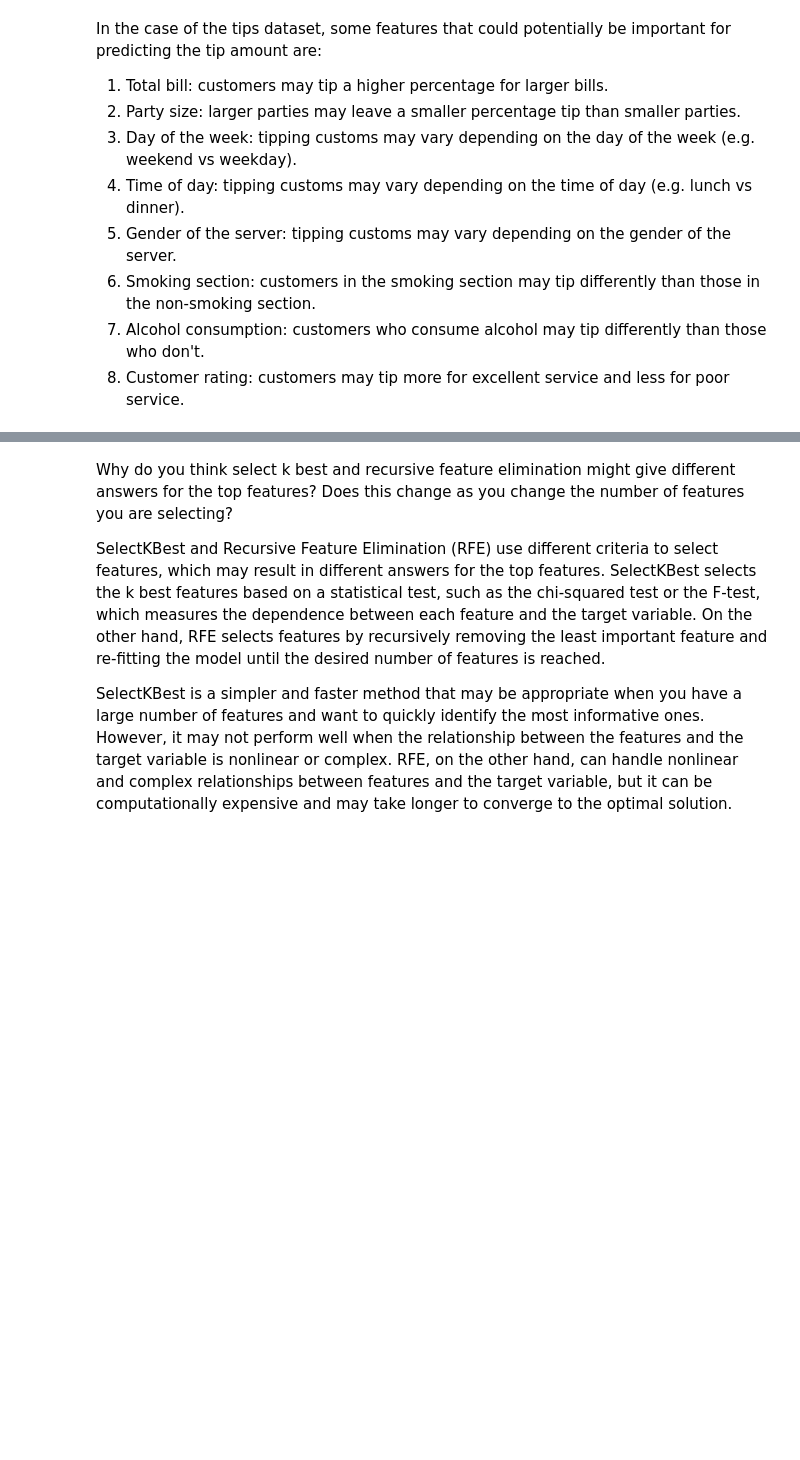
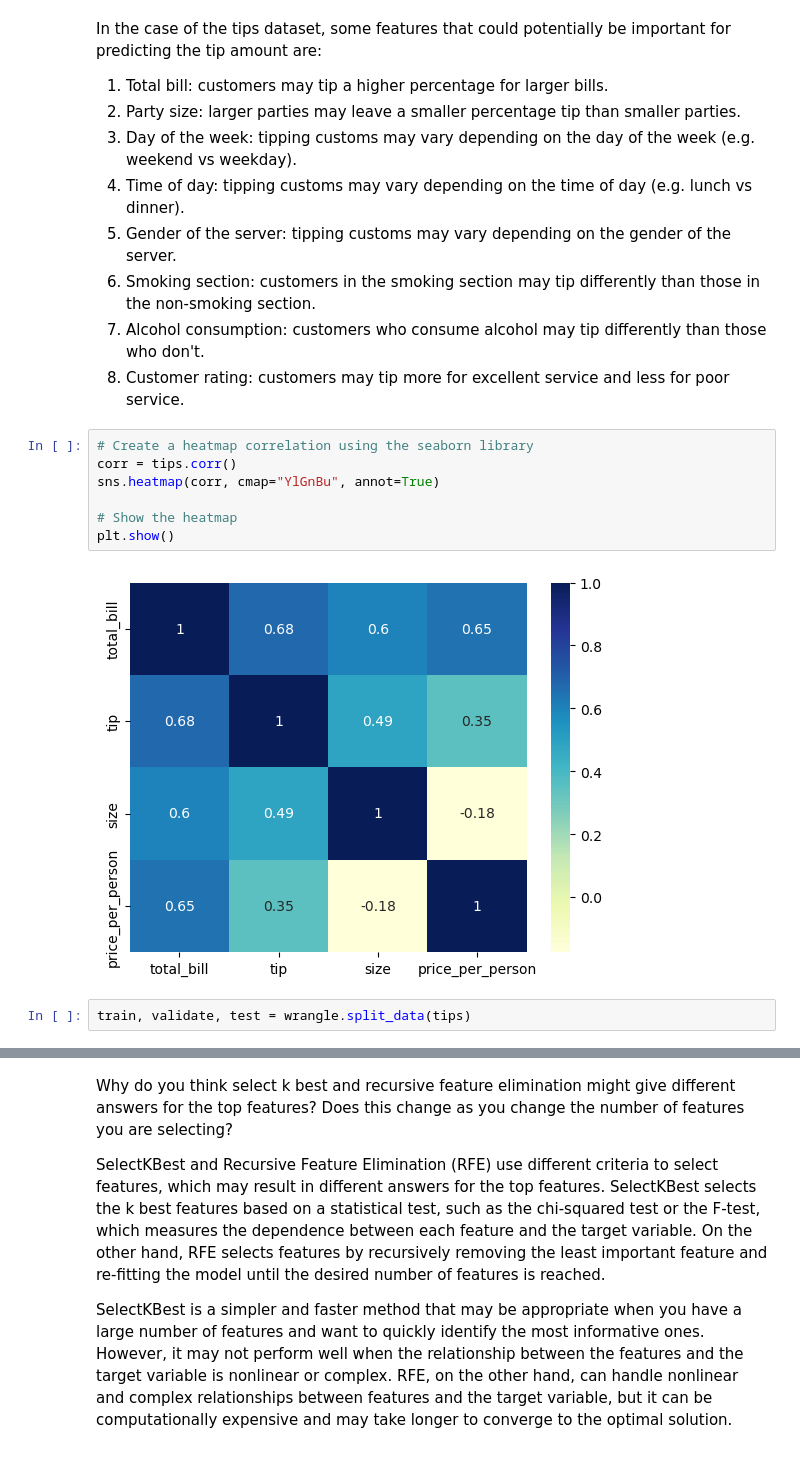
Before and after one commit to JoeyGideon/regression-exercises, a Jupyter notebook: feature_engineering.ipynb, the cells around one changed output, grey strips where cells are left out. Saved outputs shown, nothing was run; the diff lists cells and outputs as text; blank space fills up the shorter version.

```diff
--- a/feature_engineering.ipynb
+++ b/feature_engineering.ipynb
@@ -28,6 +46,17 @@ In the case of the tips dataset, some features that could potentially be importa
 6. Smoking section: customers in the smoking section may tip differently than those in the non-smoking section.
 7. Alcohol consumption: customers who consume alcohol may tip differently than those who don't.
 8. Customer rating: customers may tip more for excellent service and less for poor service.
+# %%
+# Create a heatmap correlation using the seaborn library
+corr = tips.corr()
+sns.heatmap(corr, cmap="YlGnBu", annot=True)
+
+# Show the heatmap
+plt.show()
+# %% [output]
+[figure, added]
+# %%
+train, validate, test = wrangle.split_data(tips)
 # %%
 from sklearn.feature_selection import SelectKBest, f_regression
 
```
Also changed, not shown: parts of 4 cells of this notebook.
